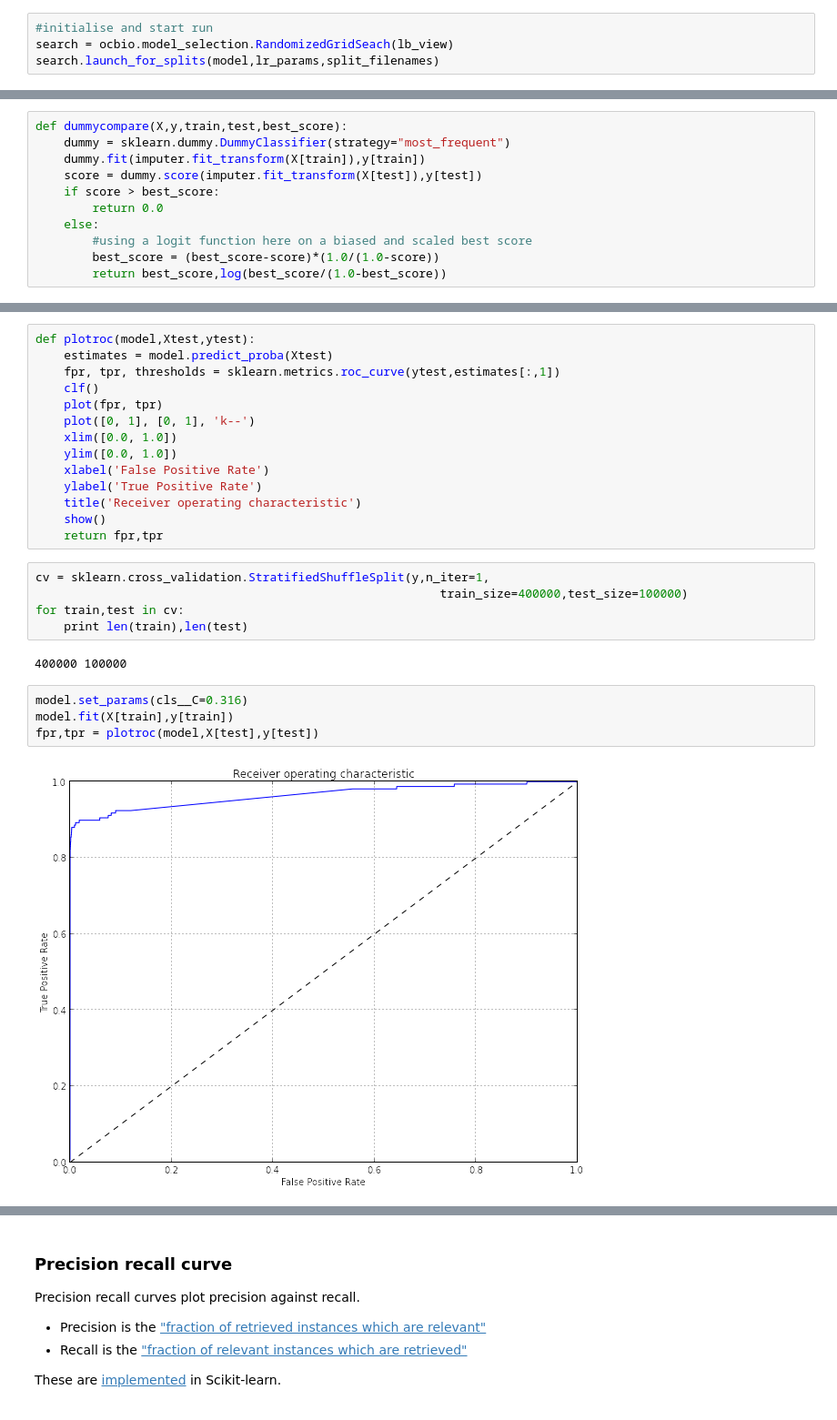
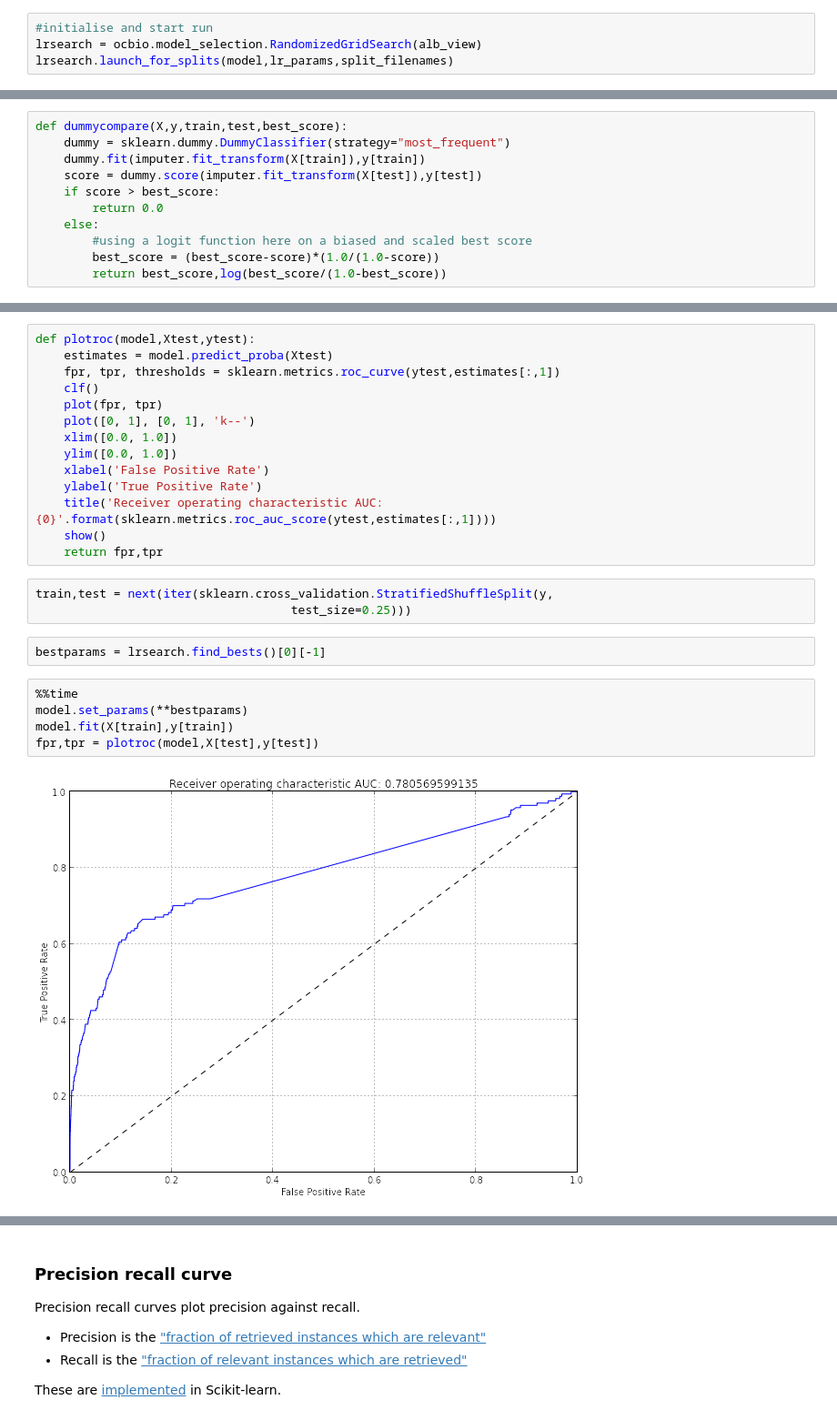
Before and after one commit to gngdb/opencast-bio, a Jupyter notebook: notebooks/Classifier Training.ipynb, the cells around one changed output, grey strips where cells are left out. Shown at 91% size. Saved outputs shown, nothing was run; the diff lists cells and outputs as text.

Commit message:
in progress, training classifier

```diff
--- a/notebooks/Classifier Training.ipynb
+++ b/notebooks/Classifier Training.ipynb
@@ -389,5 +220,5 @@ split_filenames = ocbio.mmap_utils.persist_cv_splits(X,y, test_size=10000, train
 # %%
 #initialise and start run
-search = ocbio.model_selection.RandomizedGridSeach(lb_view)
-search.launch_for_splits(model,lr_params,split_filenames)
+lrsearch = ocbio.model_selection.RandomizedGridSearch(alb_view)
+lrsearch.launch_for_splits(model,lr_params,split_filenames)
 # %% [output]
@@ -504,19 +287,18 @@ def plotroc(model,Xtest,ytest):
     ylim([0.0, 1.0])
     xlabel('False Positive Rate')
     ylabel('True Positive Rate')
-    title('Receiver operating characteristic')
+    title('Receiver operating characteristic AUC: {0}'.format(sklearn.metrics.roc_auc_score(ytest,estimates[:,1])))
     show()
     return fpr,tpr
-# %%
-cv = sklearn.cross_validation.StratifiedShuffleSplit(y,n_iter=1,
-                                                         train_size=400000,test_size=100000)
-for train,test in cv:
-    print len(train),len(test)
-# %% [output]
-400000 100000
+# %%
+train,test = next(iter(sklearn.cross_validation.StratifiedShuffleSplit(y,
+                                    test_size=0.25)))
+# %%
+bestparams = lrsearch.find_bests()[0][-1]
 # %%
-model.set_params(cls__C=0.316)
+%%time
+model.set_params(**bestparams)
 model.fit(X[train],y[train])
 fpr,tpr = plotroc(model,X[test],y[test])
 # %% [output]
-[figure, old version]
+[figure, new version]
```
Also changed, not shown: parts of 227 cells of this notebook, 1 other file.
